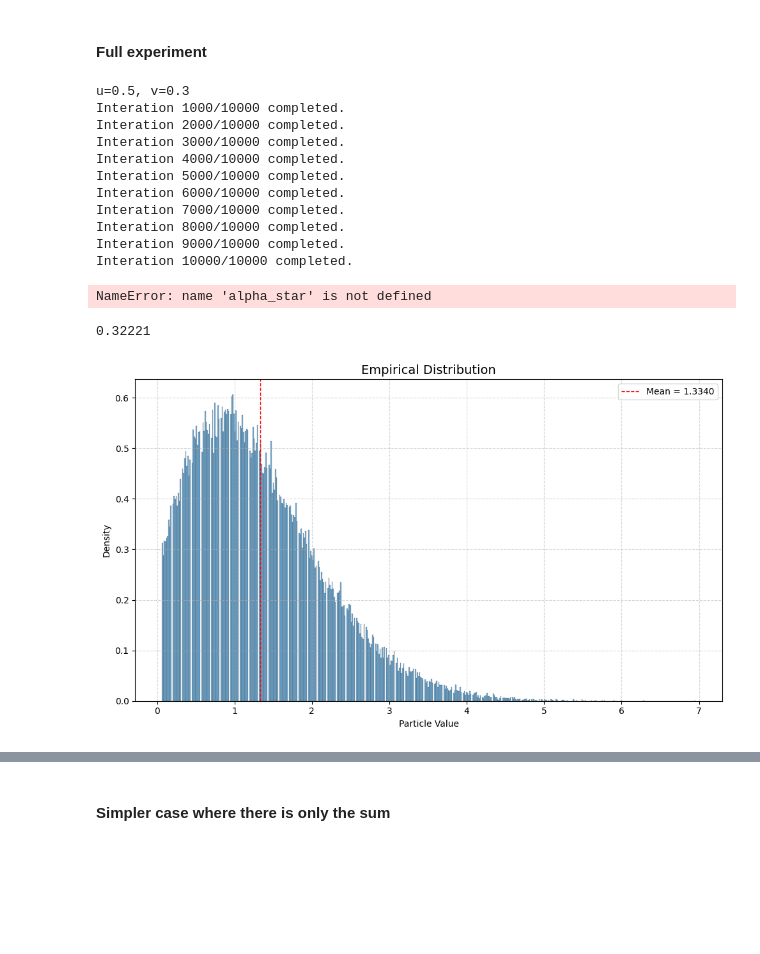
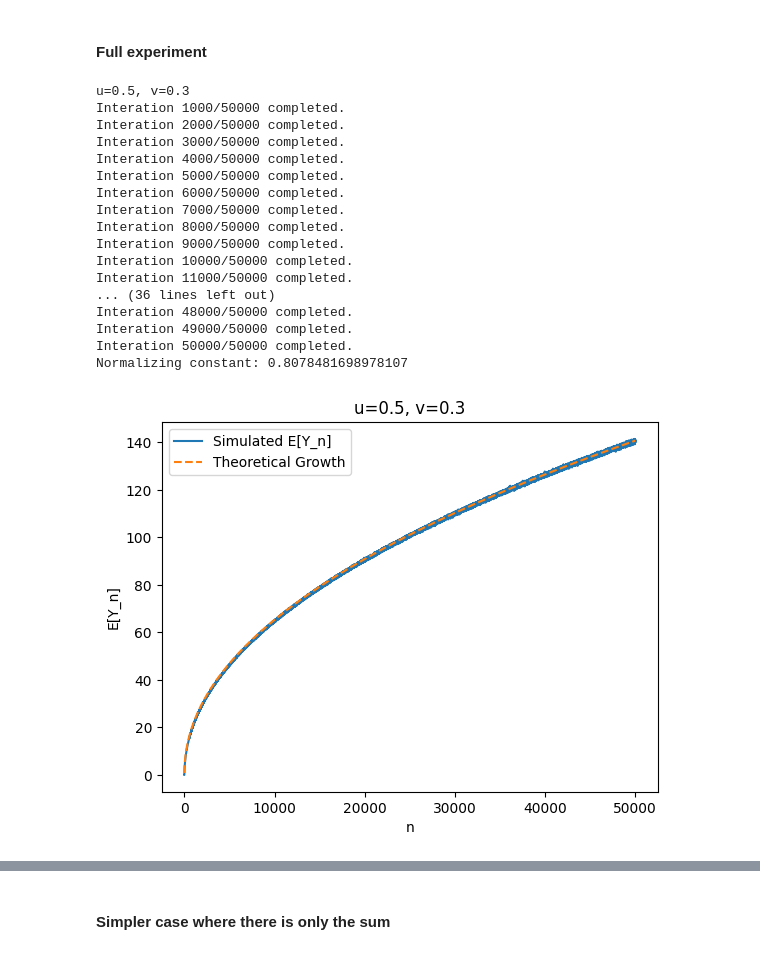
Before and after one commit to mintcd/m2-bezout, a Jupyter notebook: internship/src/local/notebooks/stochastic_recurrence.ipynb, the cells around one changed output, grey strips where cells are left out. Saved outputs shown, nothing was run; the diff lists cells and outputs as text; code cells hidden in the pictures; blank space fills up the shorter version.

```diff
--- a/internship/src/local/notebooks/stochastic_recurrence.ipynb
+++ b/internship/src/local/notebooks/stochastic_recurrence.ipynb
@@ -246,42 +248,41 @@ alpha_star = 0.47683267565444126
 # %%
-N = 10000
+N = 50000
 n_particales = 100000
 u=0.5
 v=0.3
 
 print(f"u={u}, v={v}")
-history = simulate_Yn(N, n_particales, u, v)
+Yns = simulate_Yn(N, n_particales, u, v)
+EYns = np.mean(Yns, axis=1)
 
+alpha_star = 0.4769007682800294
 
-# means = [np.mean(Yn) for Yn in history]
-# vars = [np.var(Yn) for Yn in history]
+normalizing_constant = EYns[-1]/(N ** alpha_star)
+print("Normalizing constant:", normalizing_constant)
 
-# var_growth = np.log(vars[-1])/np.log(N)
-# mean_growth = np.log(means[-1])/np.log(N)
-
-# print("Mean Growth", mean_growth)
-# print("Variance Growth", var_growth)
-# print("Difference", mean_growth * 2 - var_growth)
-
-
-# n_to_alpha_star = np.arange(1, N+1)**alpha_star
-# Xns = np.zeros_like(history, dtype=float)
-# Xns[1:] = history[1:] / n_to_alpha_star[:, None]
-
-
-# row_means = Xns[1:].mean(axis=1)
-# row_means[row_means == 0] = 1.0
-# Xns[1:] = Xns[1:] / row_means[:, None]
+plt.plot(EYns, label='Simulated E[Y_n]')
+plt.plot(np.arange(1, N+1), np.arange(1, N+1)**alpha_star * normalizing_constant, label='Theoretical Growth', linestyle='dashed')
+plt.xlabel('n')
+plt.ylabel('E[Y_n]')
+plt.legend()
+plt.title(f'u={u}, v={v}')
+plt.show()
 # %% [output]
 u=0.5, v=0.3
-Interation 1000/10000 completed.
-Interation 2000/10000 completed.
-Interation 3000/10000 completed.
-Interation 4000/10000 completed.
-Interation 5000/10000 completed.
-Interation 6000/10000 completed.
-Interation 7000/10000 completed.
-Interation 8000/10000 completed.
-Interation 9000/10000 completed.
-Interation 10000/10000 completed.
+Interation 1000/50000 completed.
+Interation 2000/50000 completed.
+Interation 3000/50000 completed.
+Interation 4000/50000 completed.
+Interation 5000/50000 completed.
+Interation 6000/50000 completed.
+Interation 7000/50000 completed.
+Interation 8000/50000 completed.
+Interation 9000/50000 completed.
+Interation 10000/50000 completed.
+Interation 11000/50000 completed.
+... (36 lines left out)
+Interation 48000/50000 completed.
+Interation 49000/50000 completed.
+Interation 50000/50000 completed.
+Normalizing constant: 0.8078481698978107
-NameError: name 'alpha_star' is not defined
+[figure, added]
@@ -292,8 +288,0 @@ X_final = X_final / np.mean(X_final)
-# %%
-len([x for x in Xns[-1] if x == 0])/len(Xns[-1])
-# %% [output]
-0.32221
-# %%
-plot_distribution(np.array([x for x in X_final if x > 0.05]), show_bins=True, show_kde=False, bins=500)
-# %% [output]
-[figure, removed]
```
Also changed, not shown: parts of 13 cells of this notebook, 8 other files.
